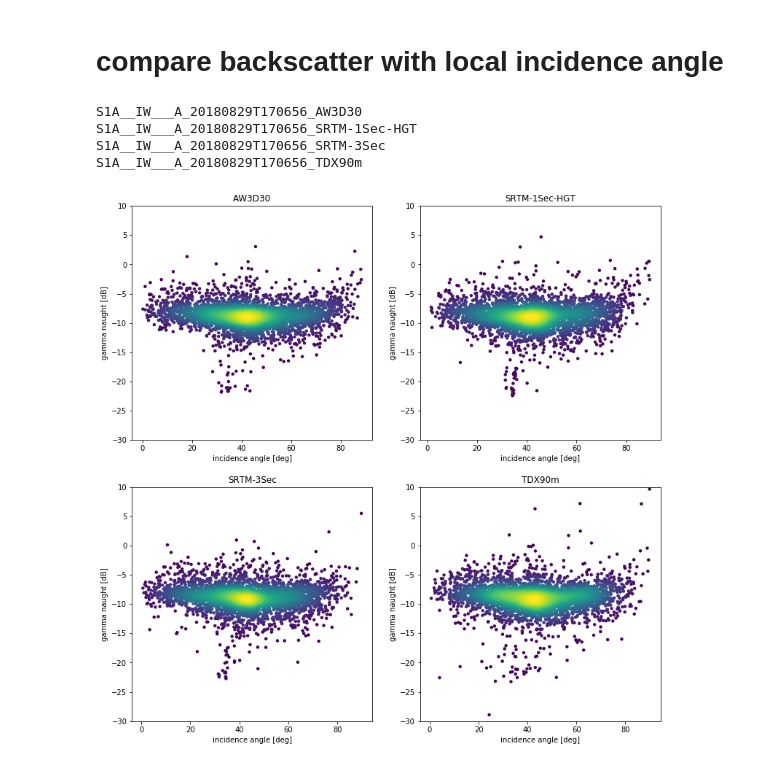
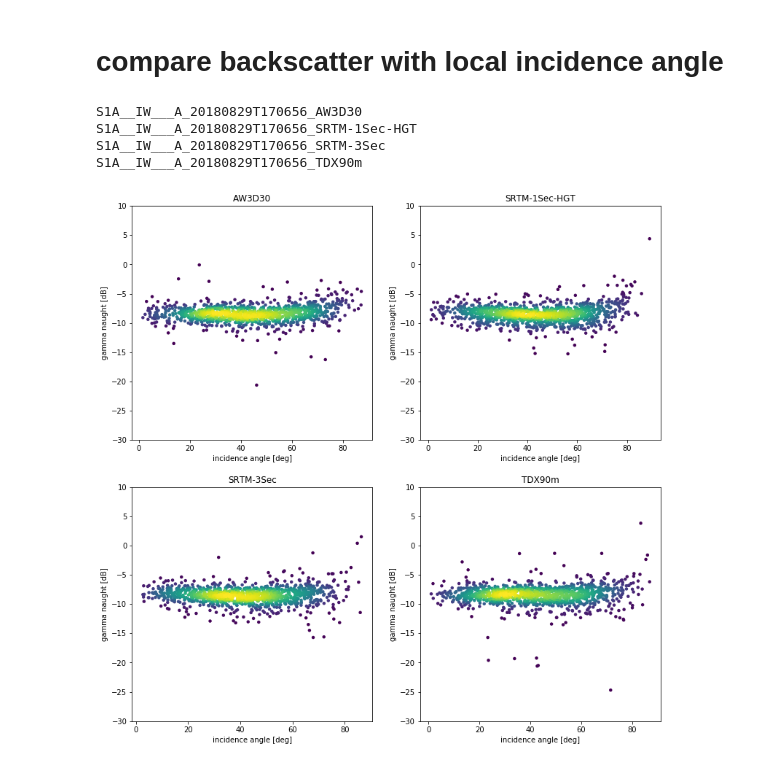
Before and after one commit to johntruckenbrodt/S1_ARD, a Jupyter notebook: data_prepare.ipynb, the cells around one changed output. Drawn from its saved outputs; the diff is of its cells as text; code cells hidden in the pictures.

Commit message:
[data_prepare.ipynb] re-plotted sar_vs_inc with CLC forest mask

```diff
--- a/data_prepare.ipynb
+++ b/data_prepare.ipynb
@@ -287,28 +287,52 @@ for ref in sarfiles:
 <a id='plots'></a>
 # compare backscatter with local incidence angle
 # %%
+import numpy as np
 from S1_ARD import sar_vs_inc
 from matplotlib import pyplot as plt
 import matplotlib
 
 % matplotlib inline
 matplotlib.rcParams['figure.figsize'] = (13, 13)
 
 i = 1
 for dem_id in demfiles.keys():
-    scenedir = os.path.join(maindir, '{}_{}'.format(id.outname_base(), dem_id))
+    scenedir = os.path.join(maindir, 'GAMMA', '{}_{}'.format(id.outname_base(), dem_id))
+    print(os.path.basename(scenedir))
     sar = os.path.join(scenedir, '{}_VV_grd_mli_norm_geo_db.tif'.format(id.outname_base()))
     inc = os.path.join(scenedir, '{}_inc_geo.tif'.format(id.outname_base()))
+    clc = os.path.join(scenedir, '{}_clc2018_V2018.20b2.tif'.format(id.outname_base()))
+
+    with Raster(clc) as ras:
+        clc_mat = ras.matrix()
+
+    # 311: Broad-leaved forest
+    # 312: Coniferous forest
+    # 313: Mixed forest
+    clc_mask = (clc_mat==311) | (clc_mat==312) | (clc_mat==312)
+
+    with Raster(sar) as ras:
+        sar_mat = ras.matrix()
+
+    with Raster(inc) as ras:
+        inc_mat = ras.matrix()
     plt.subplot(2, 2, i)
-    sar_vs_inc(sar, inc, nsamples=5000, title=dem_id,
+
+    # alternatively plot the masked backscatter
+#     sar_mat[sar_mat == -99] = np.nan
+#     sar_mat[~clc_mask] = np.nan
+#     plt.imshow(sar_mat)
+
+    sar_vs_inc(sar_mat, inc_mat, nsamples=5000, title=dem_id,
                xlabel='incidence angle [deg]',
                ylabel='gamma naught [dB]',
-               ymin=-30, ymax=10)
+               ymin=-30, ymax=10,
+               mask=clc_mask)
     i += 1
 plt.show()
 # %% [output]
 S1A__IW___A_20180829T170656_AW3D30
 S1A__IW___A_20180829T170656_SRTM-1Sec-HGT
 S1A__IW___A_20180829T170656_SRTM-3Sec
 S1A__IW___A_20180829T170656_TDX90m
-[figure, old version]
+[figure, new version]
```
